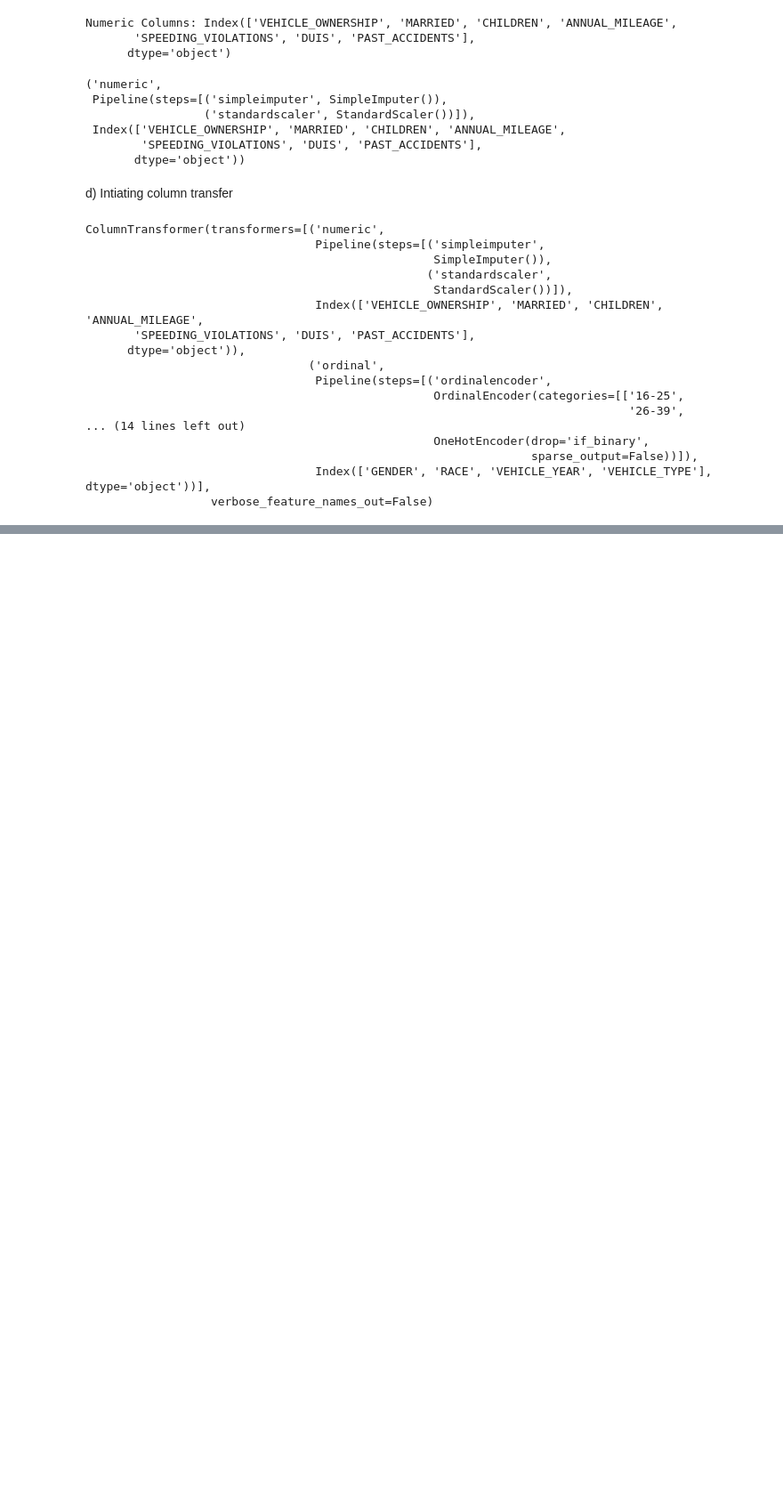
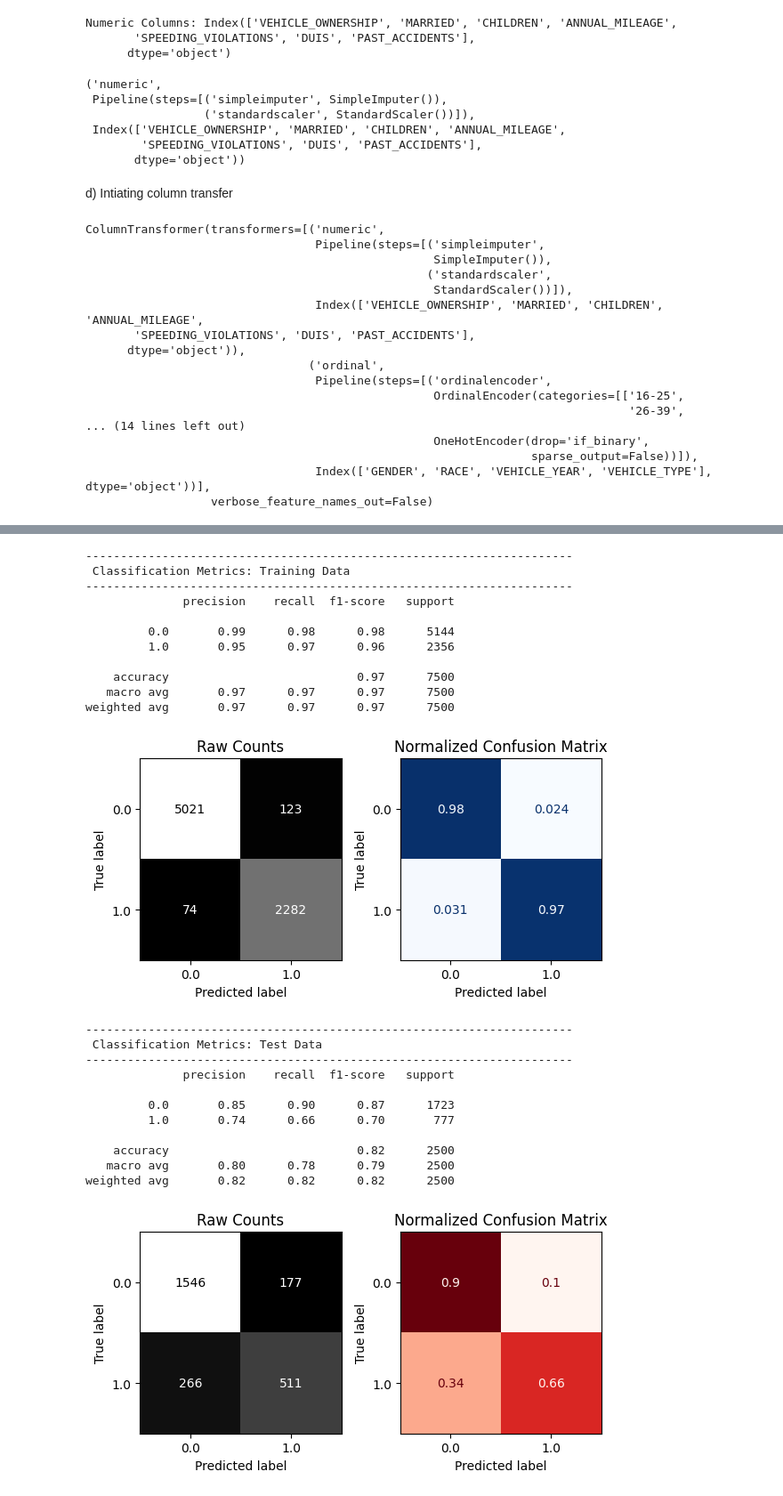
Before and after one commit to Khalil-Salama/Car_insurance-_claim, a Jupyter notebook: Insurance_car_claim.ipynb, the cells around one changed output, grey strips where cells are left out. Shown at 89% size. Drawn from its saved outputs; the diff is of its cells as text; code cells hidden in the pictures; blank space fills up the shorter version.

```diff
--- a/Insurance_car_claim.ipynb
+++ b/Insurance_car_claim.ipynb
@@ -712,0 +772,9 @@ X_train_tf.head()
+# %%
+###importing random forest calssifier
+from sklearn.ensemble import RandomForestClassifier
+###Instantiate default random forest model
+rf = RandomForestClassifier(random_state = 42)
+###Model Pipeline
+rf_pipe = make_pipeline(preprocessor, rf)
+###Fit the model pipeline on the training data only
+rf_pipe.fit(X_train, y_train)
@@ -712,0 +799,28 @@ X_train_tf.head()
+# %%
+###Obtain complete evaluation for best performing model (k = 21)
+evaluate_classification(rf_pipe, X_train, y_train, X_test, y_test)
+# %% [output]
+----------------------------------------------------------------------
+ Classification Metrics: Training Data
+----------------------------------------------------------------------
+              precision    recall  f1-score   support
+
+         0.0       0.99      0.98      0.98      5144
+         1.0       0.95      0.97      0.96      2356
+
+    accuracy                           0.97      7500
+   macro avg       0.97      0.97      0.97      7500
+weighted avg       0.97      0.97      0.97      7500
+[figure, added]
+----------------------------------------------------------------------
+ Classification Metrics: Test Data
+----------------------------------------------------------------------
+              precision    recall  f1-score   support
+
+         0.0       0.85      0.90      0.87      1723
+         1.0       0.74      0.66      0.70       777
+
+    accuracy                           0.82      2500
+   macro avg       0.80      0.78      0.79      2500
+weighted avg       0.82      0.82      0.82      2500
+[figure, added]
```
Also changed, not shown: parts of 30 cells of this notebook.
